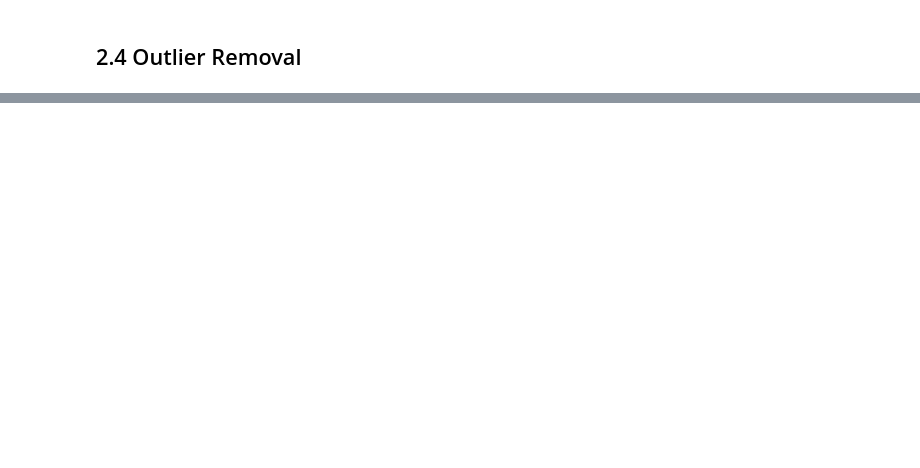
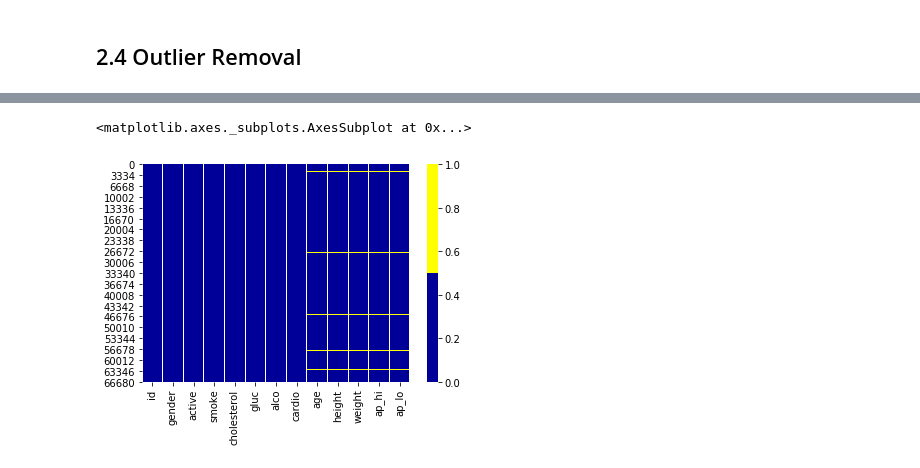
Before and after one commit to Gingertonic/Heart-Disease-Classification, a Jupyter notebook: Heart_Disease_classification.ipynb, the cells around one changed output, grey strips where cells are left out. Saved outputs shown, nothing was run; the diff lists cells and outputs as text; code cells hidden in the pictures; blank space fills up the shorter version.

Commit message:
Split cat and cont features and remove outliers with IQR

```diff
--- a/Heart_Disease_classification.ipynb
+++ b/Heart_Disease_classification.ipynb
@@ -211,3 +212,5 @@ df.describe()
 | 50% | 50001.500000 | 19703.000000 | 1.000000 | 165.000000 | 72.000000 | 120.000000 | 80.000000 | 1.000000 | 1.000000 | 0.000000 | 0.000000 | ... |
 | 75% | 74889.250000 | 21327.000000 | 2.000000 | 170.000000 | 82.000000 | 140.000000 | 90.000000 | 2.000000 | 1.000000 | 0.000000 | 0.000000 | ... |
 | max | 99999.000000 | 23713.000000 | 2.000000 | 250.000000 | 200.000000 | 16020.000000 | 11000.000000 | 3.000000 | 3.000000 | 1.000000 | 1.000000 | ... |
+# %%
+df_cont = df[['age', 'height', 'weight', 'ap_hi', 'ap_lo']]
@@ -234 +262,5 @@ print(df < (Q1 - 1.5 * IQR)) | (df > (Q3 + 1.5 * IQR))
 TypeError: cannot compare a dtyped [bool] array with a scalar of type [NoneType]
+# %%
+
+z = np.abs(stats.zscore(df_cont))
+print(z)
@@ -235,2 +275,10 @@ TypeError: cannot compare a dtyped [bool] array with a scalar of type [NoneType]
+# %%
+df_cont_z = df_cont[(z < 3).all(axis=1)]
+df_cont_z
+
+df_cat = df[['id', 'gender', 'active', 'smoke', 'cholesterol', 'gluc', 'alco', 'cardio']]
+# %%
+# df_cont_z.merge(df_cat)
+dfnew = df_cat.join(df_cont_z)
 # %% [markdown]
 ## 2.4 Outlier Removal
@@ -245,0 +302,8 @@ def terriblfunc(df):
+# %%
+# Another way to visualise missing values in a heat map.
+cols = dfnew.columns[:] # first 30 columns
+colours = ['#000099', '#ffff00'] # specify the colours - yellow is missing. blue is not missing.
+sns.heatmap(dfnew[cols].isnull(), cmap=sns.color_palette(colours))
+# %% [output]
+<matplotlib.axes._subplots.AxesSubplot at 0x...>
+[figure, added]
```
Also changed, not shown: parts of 11 cells of this notebook.
